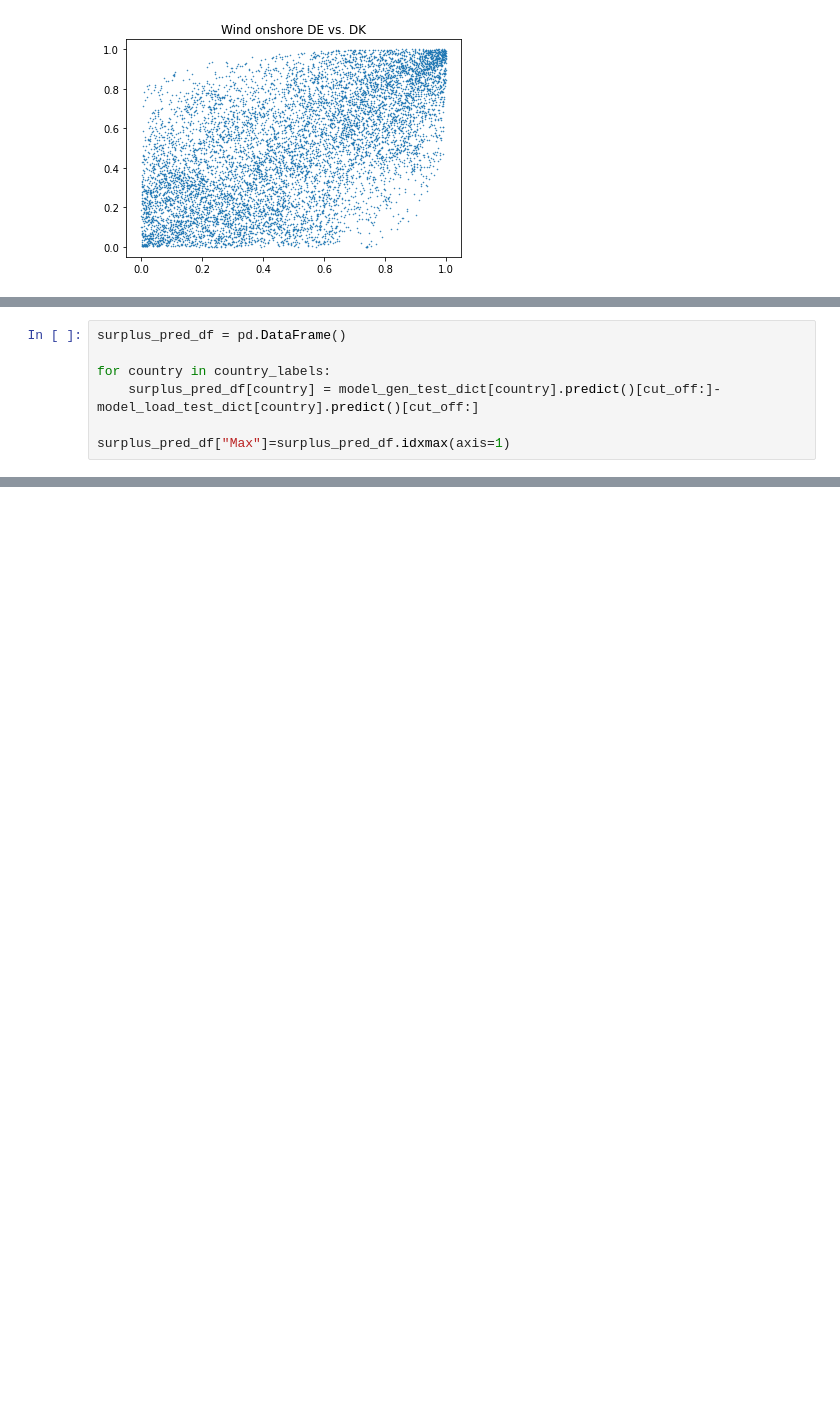
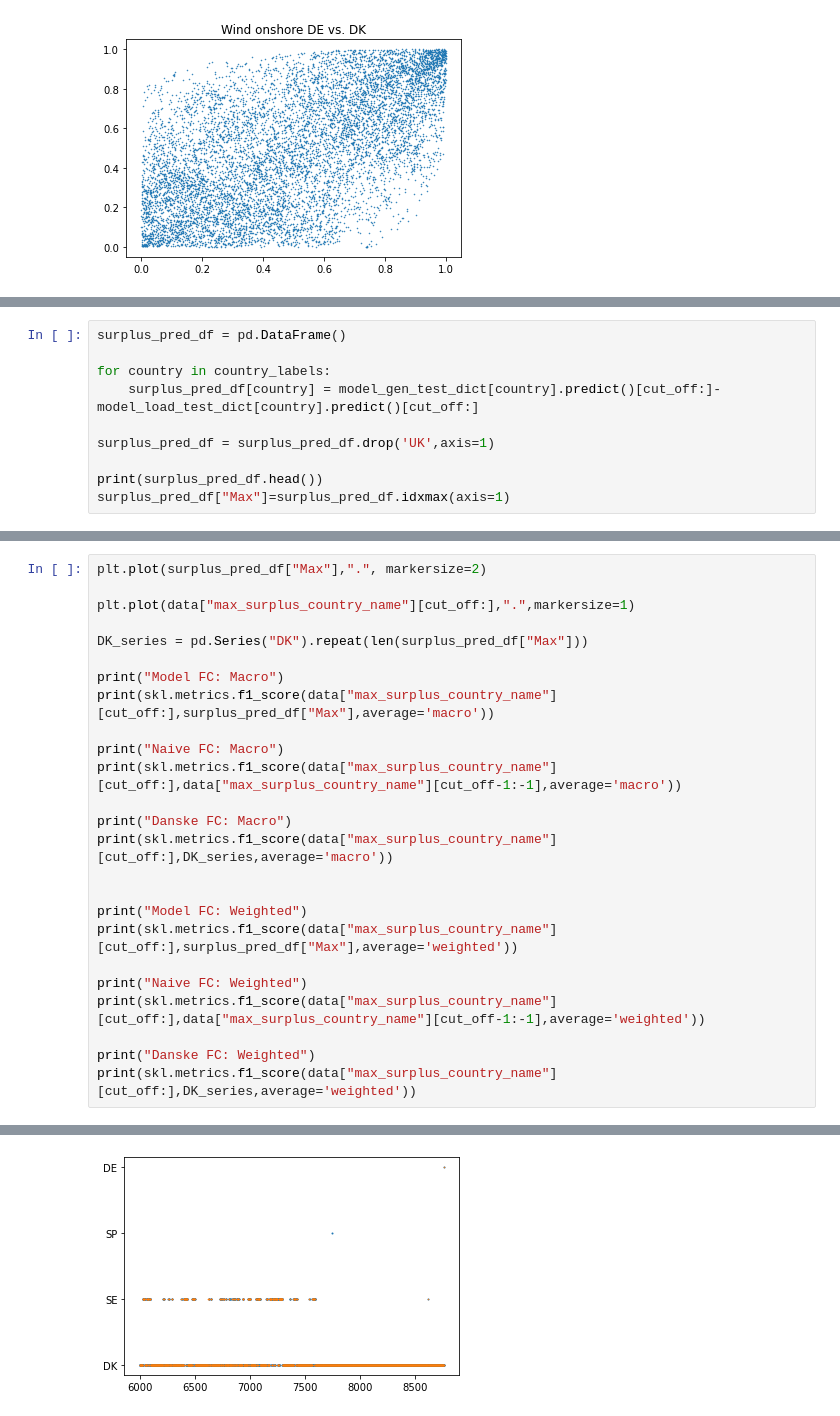
Before and after one commit to hikotei/2023_11_18-SE-Europe-Data_Challenge, a Jupyter notebook: src/2023_11_19_E.ipynb, the cells around one changed output, grey strips where cells are left out. Saved outputs shown, nothing was run; the diff lists cells and outputs as text; blank space fills up the shorter version.

```diff
--- a/src/2023_11_19_E.ipynb
+++ b/src/2023_11_19_E.ipynb
@@ -345,4 +358,7 @@ surplus_pred_df = pd.DataFrame()
 for country in country_labels:
     surplus_pred_df[country] = model_gen_test_dict[country].predict()[cut_off:]-model_load_test_dict[country].predict()[cut_off:]
 
+surplus_pred_df = surplus_pred_df.drop('UK',axis=1)
+
+print(surplus_pred_df.head())
 surplus_pred_df["Max"]=surplus_pred_df.idxmax(axis=1)
@@ -348,0 +379,26 @@ surplus_pred_df["Max"]=surplus_pred_df.idxmax(axis=1)
+# %%
+plt.plot(surplus_pred_df["Max"],".", markersize=2)
+
+plt.plot(data["max_surplus_country_name"][cut_off:],".",markersize=1)
+
+DK_series = pd.Series("DK").repeat(len(surplus_pred_df["Max"]))
+
+print("Model FC: Macro")
+print(skl.metrics.f1_score(data["max_surplus_country_name"][cut_off:],surplus_pred_df["Max"],average='macro'))
+
+print("Naive FC: Macro")
+print(skl.metrics.f1_score(data["max_surplus_country_name"][cut_off:],data["max_surplus_country_name"][cut_off-1:-1],average='macro'))
+
+print("Danske FC: Macro")
+print(skl.metrics.f1_score(data["max_surplus_country_name"][cut_off:],DK_series,average='macro'))
+
+
+print("Model FC: Weighted")
+print(skl.metrics.f1_score(data["max_surplus_country_name"][cut_off:],surplus_pred_df["Max"],average='weighted'))
+
+print("Naive FC: Weighted")
+print(skl.metrics.f1_score(data["max_surplus_country_name"][cut_off:],data["max_surplus_country_name"][cut_off-1:-1],average='weighted'))
+
+print("Danske FC: Weighted")
+print(skl.metrics.f1_score(data["max_surplus_country_name"][cut_off:],DK_series,average='weighted'))
+# %% [output]
@@ -349 +417,2 @@ surplus_pred_df["Max"]=surplus_pred_df.idxmax(axis=1)
+[figure, added]
 # %%
```
Also changed, not shown: parts of 9 cells of this notebook, 4 other files.
